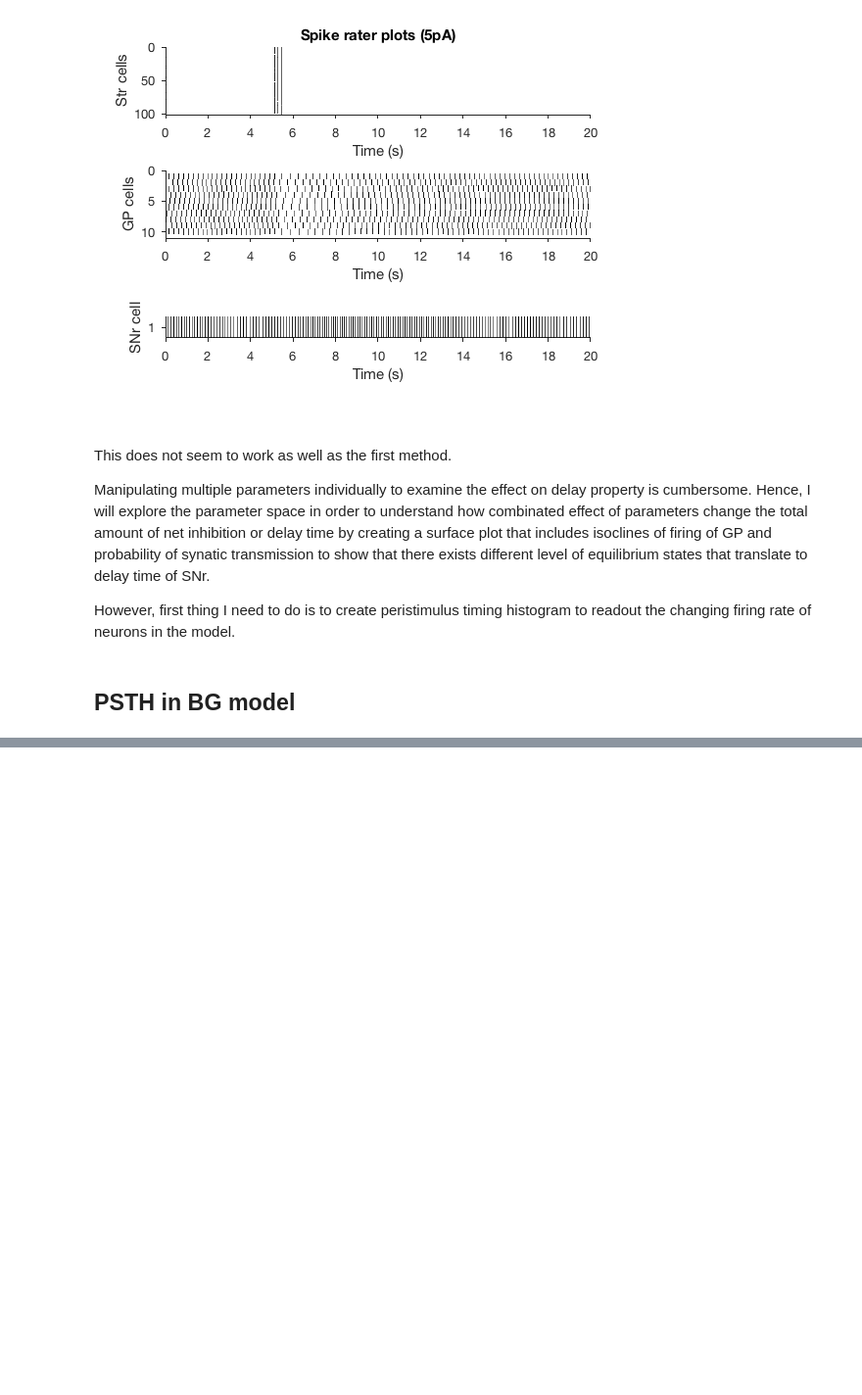
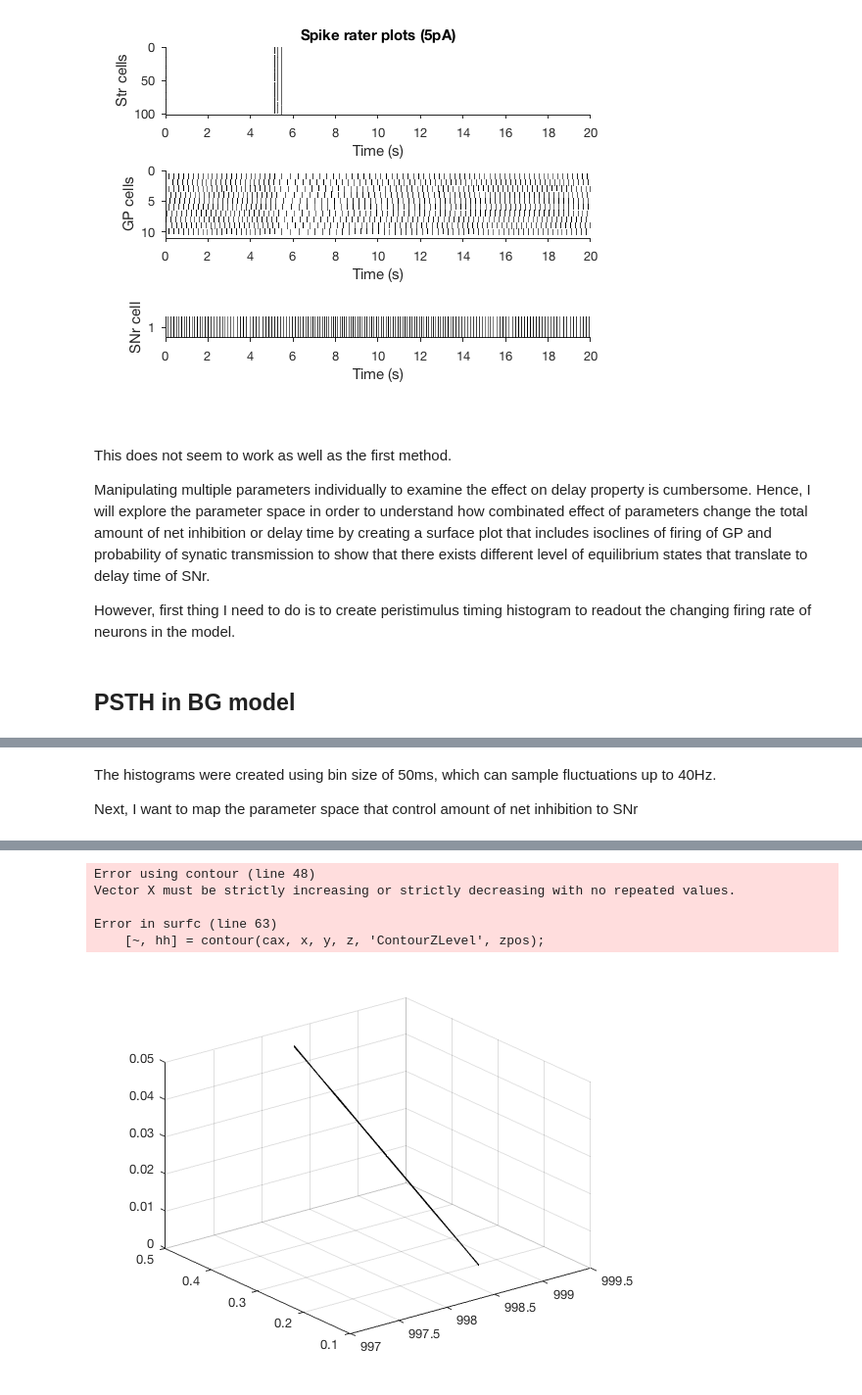
Before and after one commit to seulah-kim/delaylineBG, a Jupyter notebook: BGdelayline_notebook.ipynb, the cells around one changed output, grey strips where cells are left out. Shown at 98% size. Saved outputs shown, nothing was run; the diff lists cells and outputs as text; code cells hidden in the pictures; blank space fills up the shorter version.

```diff
--- a/BGdelayline Prototype.ipynb
+++ b/BGdelayline_notebook.ipynb
@@ -705,0 +783,59 @@ However, first thing I need to do is to create peristimulus timing histogram to
+# %% [markdown]
+The histograms were created using bin size of 50ms, which can sample fluctuations up to 40Hz.
+
+Next, I want to map the parameter space that control amount of net inhibition to SNr
+# %%
+% excitatory input to GP parameter range
+gp_in = 80:20:270;    %80 to 270 correspond to 10 to 40Hz
+fr_gp = zeros(length(gp_in),1);
+
+% gp2snr synaptic transmission range
+P_gp2snr = 0.1:0.1:0.5;
+I_tot_snr_mean = zeros(length(gp_in),length(P_gp2snr));
+I_tot_snr_std = zeros(length(gp_in),length(P_gp2snr));
+for param1 = 1:length(gp_in)
+    for param2 = 1:length(P_gp2snr)
+        spk_gp=[];
+        spk_snr=[];
+        spk_str=[];
+        Isyn_snr=[];
+        %Runs 20s simulation without any stimulus to measure steady-state values.
+        g_gp2snr = BGdelayline_setinit('I_exc_gp',80,'prob_syn_gp2snr',0.35); % initial conductance of gp to snr synapses
+
+        for l = 1:10
+        %%Simulation
+        [Vm_gp,Vm_snr,Vm_str, Isyn_gp, Isnr] = BGdelayline('stimCellsPer',100,'I_exc_gp',gp_in(param1),'prob_syn_gp2snr',P_gp2snr(param2),'g_gp2snr_i',g_gp2snr);
+
+        spk_gp = [spk_gp; Vm_gp==15];
+        spk_snr = [spk_snr; Vm_snr==15];
+        spk_str = [spk_str; Vm_str==15];
+        Isyn_snr = [Isyn_snr ; Isnr];
+        end
+
+        binWidth_gp = 50; %ms
+
+        t_bar_gp = 1:binWidth_gp:length(spk_gp);
+        psth_gp = zeros(1,length(t_bar_gp));
+
+        for psth_i = 1:length(t_bar_gp)-1
+
+            psth_gp(psth_i) = sum(sum(spk_gp(:,t_bar_gp(psth_i):(t_bar_gp(psth_i)+binWidth_gp-1))));
+
+        end
+
+        fr_gp(param1,param2) = mean(psth_gp(find(1<=t_bar_gp*0.001<=3)))/(size(spk_gp,1)*(binWidth_gp*0.001));
+        I_tot_snr_mean(param1,param2) = mean(mean(Isyn_snr(:,3000:5000)));
+        I_tot_snr_std(param1,param2) = std(mean(Isyn_snr(:,3000:5000)));
+     end
+
+end
+
+% figure;errorbar(P_gp2snr,I_tot_snr_mean(1,:),I_tot_snr_std(1,:))
+% xlabel('firing rate (Hz)')
+% ylabel('GP-to-SNr net inhibition per cell')
+
+%Surface plot
+figure;surfc(fr_gp(:,1),P_gp2snr,I_tot_snr_mean')
+figure;contour(fr_gp(:,1),P_gp2snr,I_tot_snr_mean')
+colorbar
+# %% [output]
@@ -705,0 +859,6 @@ However, first thing I need to do is to create peristimulus timing histogram to
+Error using contour (line 48)
+Vector X must be strictly increasing or strictly decreasing with no repeated values.
+
+Error in surfc (line 63)
+    [~, hh] = contour(cax, x, y, z, 'ContourZLevel', zpos);
+[figure, added]
```
Also changed, not shown: parts of 3 cells of this notebook, 9 other files.
